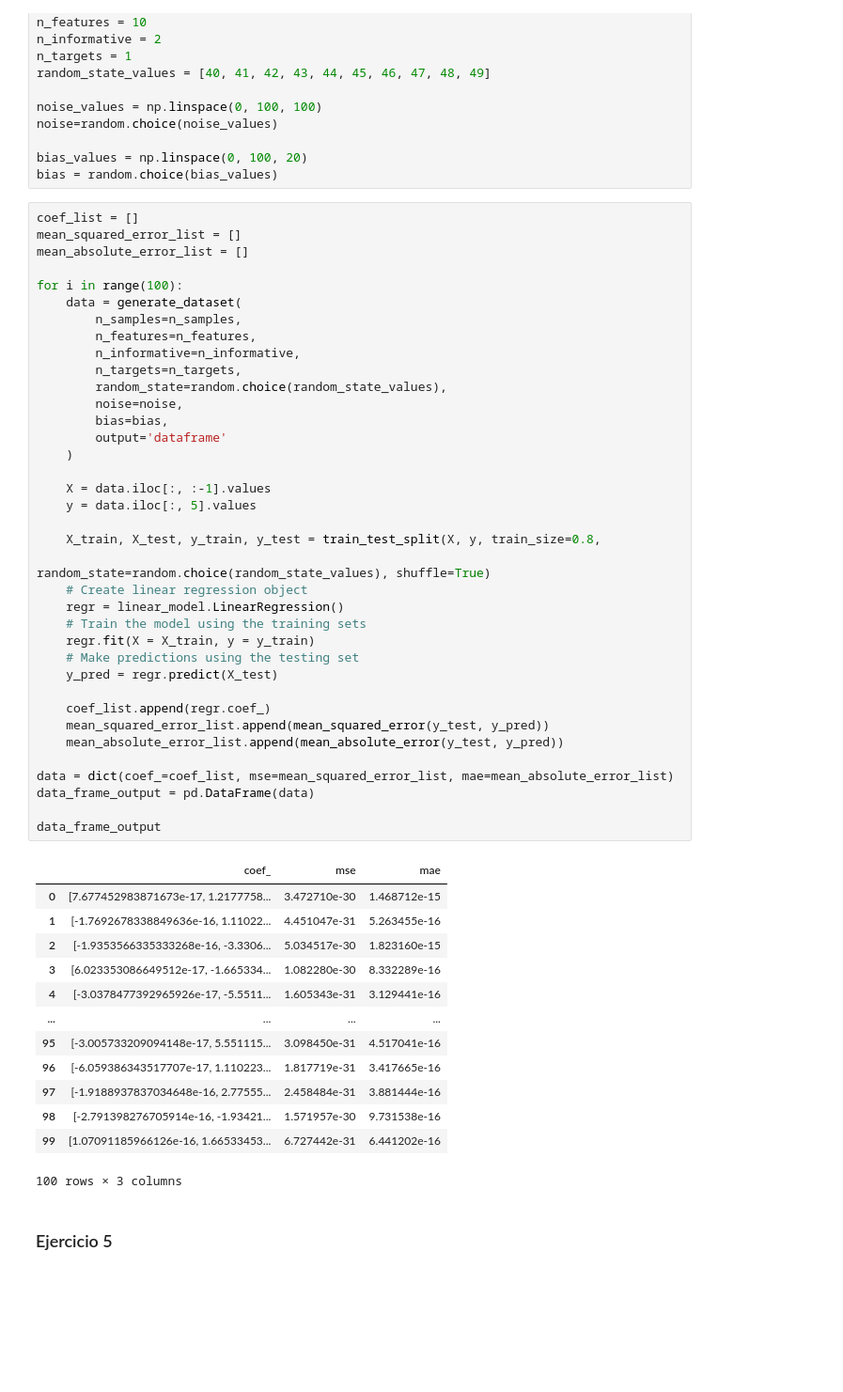
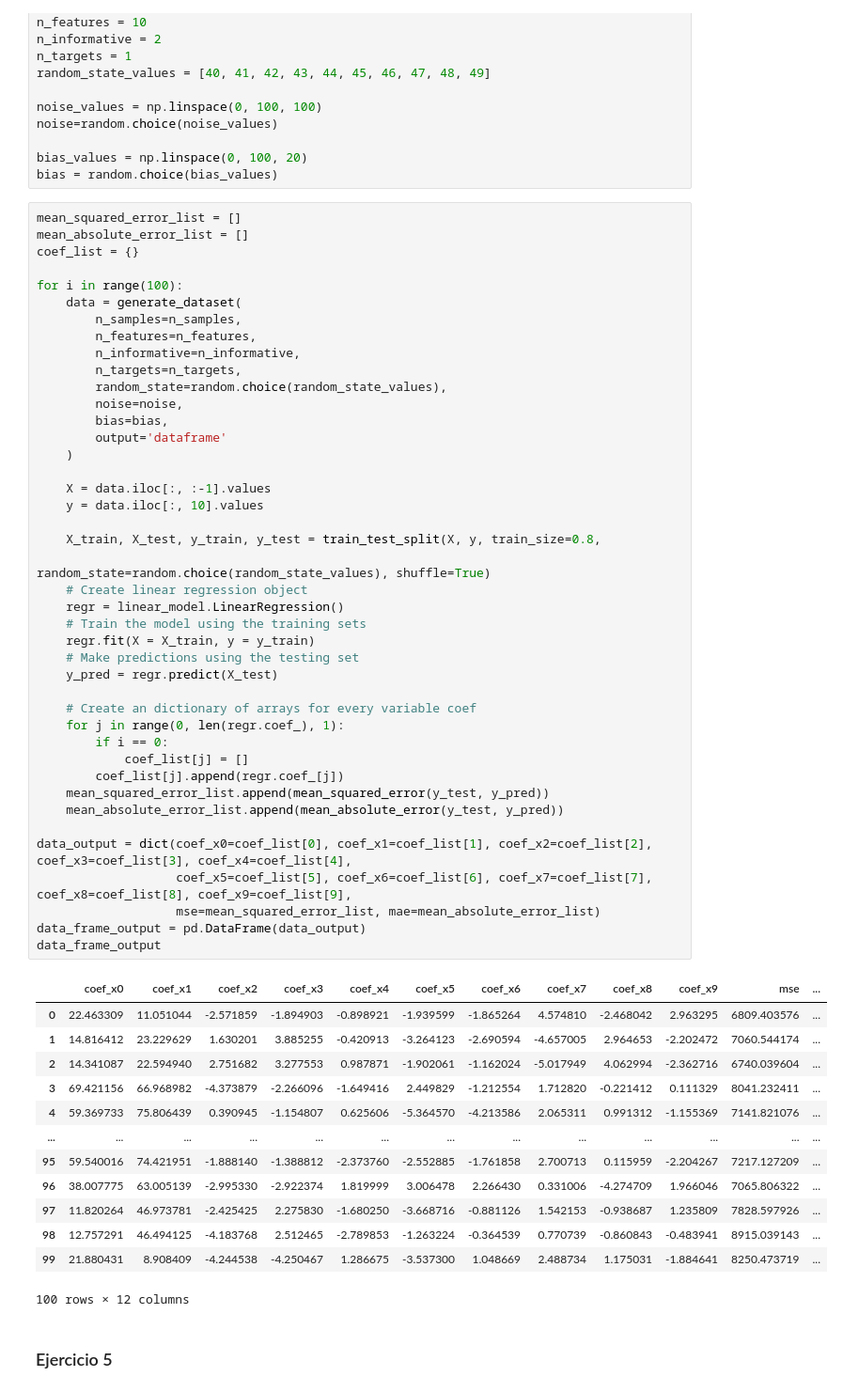
Before and after one commit to FIUBA-Posgrado-Inteligencia-Artificial/intro_ia, a Jupyter notebook: tp_integrador_enunciado/tpi_parte2.ipynb, the cells around one changed output. Shown at 94% size. Drawn from its saved outputs; the diff is of its cells as text; blank space fills up the shorter version.

Commit message:
ejercicio 4 with dataframe output

```diff
--- a/tp_integrador_enunciado/tpi_parte2.ipynb
+++ b/tp_integrador_enunciado/tpi_parte2.ipynb
@@ -227,56 +227,61 @@ noise=random.choice(noise_values)
 bias_values = np.linspace(0, 100, 20)
 bias = random.choice(bias_values)
 # %%
-coef_list = []
 mean_squared_error_list = []
 mean_absolute_error_list = []
+coef_list = {}
 
 for i in range(100):
     data = generate_dataset(
         n_samples=n_samples,
         n_features=n_features,
         n_informative=n_informative,
         n_targets=n_targets,
         random_state=random.choice(random_state_values),
         noise=noise,
         bias=bias,
         output='dataframe'
     )
 
     X = data.iloc[:, :-1].values
-    y = data.iloc[:, 5].values
+    y = data.iloc[:, 10].values
 
     X_train, X_test, y_train, y_test = train_test_split(X, y, train_size=0.8,
                                                         random_state=random.choice(random_state_values), shuffle=True)
     # Create linear regression object
     regr = linear_model.LinearRegression()
     # Train the model using the training sets
     regr.fit(X = X_train, y = y_train)
     # Make predictions using the testing set
     y_pred = regr.predict(X_test)
 
-    coef_list.append(regr.coef_)
+    # Create an dictionary of arrays for every variable coef
+    for j in range(0, len(regr.coef_), 1):
+        if i == 0:
+            coef_list[j] = []
+        coef_list[j].append(regr.coef_[j])
     mean_squared_error_list.append(mean_squared_error(y_test, y_pred))
     mean_absolute_error_list.append(mean_absolute_error(y_test, y_pred))
 
-data = dict(coef_=coef_list, mse=mean_squared_error_list, mae=mean_absolute_error_list)
-data_frame_output = pd.DataFrame(data)
-
+data_output = dict(coef_x0=coef_list[0], coef_x1=coef_list[1], coef_x2=coef_list[2], coef_x3=coef_list[3], coef_x4=coef_list[4],
+                   coef_x5=coef_list[5], coef_x6=coef_list[6], coef_x7=coef_list[7], coef_x8=coef_list[8], coef_x9=coef_list[9],
+                   mse=mean_squared_error_list, mae=mean_absolute_error_list)
+data_frame_output = pd.DataFrame(data_output)
 data_frame_output
 # %% [output]
-|  | coef_ | mse | mae |
-| 0 | [7.677452983871673e-17, 1.2177758... | 3.472710e-30 | 1.468712e-15 |
-| 1 | [-1.7692678338849636e-16, 1.11022... | 4.451047e-31 | 5.263455e-16 |
-| 2 | [-1.9353566335333268e-16, -3.3306... | 5.034517e-30 | 1.823160e-15 |
-| 3 | [6.023353086649512e-17, -1.665334... | 1.082280e-30 | 8.332289e-16 |
-| 4 | [-3.0378477392965926e-17, -5.5511... | 1.605343e-31 | 3.129441e-16 |
-| ... | ... | ... | ... |
-| 95 | [-3.005733209094148e-17, 5.551115... | 3.098450e-31 | 4.517041e-16 |
-| 96 | [-6.059386343517707e-17, 1.110223... | 1.817719e-31 | 3.417665e-16 |
-| 97 | [-1.9188937837034648e-16, 2.77555... | 2.458484e-31 | 3.881444e-16 |
-| 98 | [-2.791398276705914e-16, -1.93421... | 1.571957e-30 | 9.731538e-16 |
-| 99 | [1.07091185966126e-16, 1.66533453... | 6.727442e-31 | 6.441202e-16 |
+|  | coef_x0 | coef_x1 | coef_x2 | coef_x3 | coef_x4 | coef_x5 | coef_x6 | coef_x7 | coef_x8 | coef_x9 | mse | ... |
+| 0 | 22.463309 | 11.051044 | -2.571859 | -1.894903 | -0.898921 | -1.939599 | -1.865264 | 4.574810 | -2.468042 | 2.963295 | 6809.403576 | ... |
+| 1 | 14.816412 | 23.229629 | 1.630201 | 3.885255 | -0.420913 | -3.264123 | -2.690594 | -4.657005 | 2.964653 | -2.202472 | 7060.544174 | ... |
+| 2 | 14.341087 | 22.594940 | 2.751682 | 3.277553 | 0.987871 | -1.902061 | -1.162024 | -5.017949 | 4.062994 | -2.362716 | 6740.039604 | ... |
+| 3 | 69.421156 | 66.968982 | -4.373879 | -2.266096 | -1.649416 | 2.449829 | -1.212554 | 1.712820 | -0.221412 | 0.111329 | 8041.232411 | ... |
+| 4 | 59.369733 | 75.806439 | 0.390945 | -1.154807 | 0.625606 | -5.364570 | -4.213586 | 2.065311 | 0.991312 | -1.155369 | 7141.821076 | ... |
+| ... | ... | ... | ... | ... | ... | ... | ... | ... | ... | ... | ... | ... |
+| 95 | 59.540016 | 74.421951 | -1.888140 | -1.388812 | -2.373760 | -2.552885 | -1.761858 | 2.700713 | 0.115959 | -2.204267 | 7217.127209 | ... |
+| 96 | 38.007775 | 63.005139 | -2.995330 | -2.922374 | 1.819999 | 3.006478 | 2.266430 | 0.331006 | -4.274709 | 1.966046 | 7065.806322 | ... |
+| 97 | 11.820264 | 46.973781 | -2.425425 | 2.275830 | -1.680250 | -3.668716 | -0.881126 | 1.542153 | -0.938687 | 1.235809 | 7828.597926 | ... |
+| 98 | 12.757291 | 46.494125 | -4.183768 | 2.512465 | -2.789853 | -1.263224 | -0.364539 | 0.770739 | -0.860843 | -0.483941 | 8915.039143 | ... |
+| 99 | 21.880431 | 8.908409 | -4.244538 | -4.250467 | 1.286675 | -3.537300 | 1.048669 | 2.488734 | 1.175031 | -1.884641 | 8250.473719 | ... |
-100 rows × 3 columns
+100 rows × 12 columns
 # %% [markdown]
 ### Ejercicio 5
 # %% [markdown]
```
